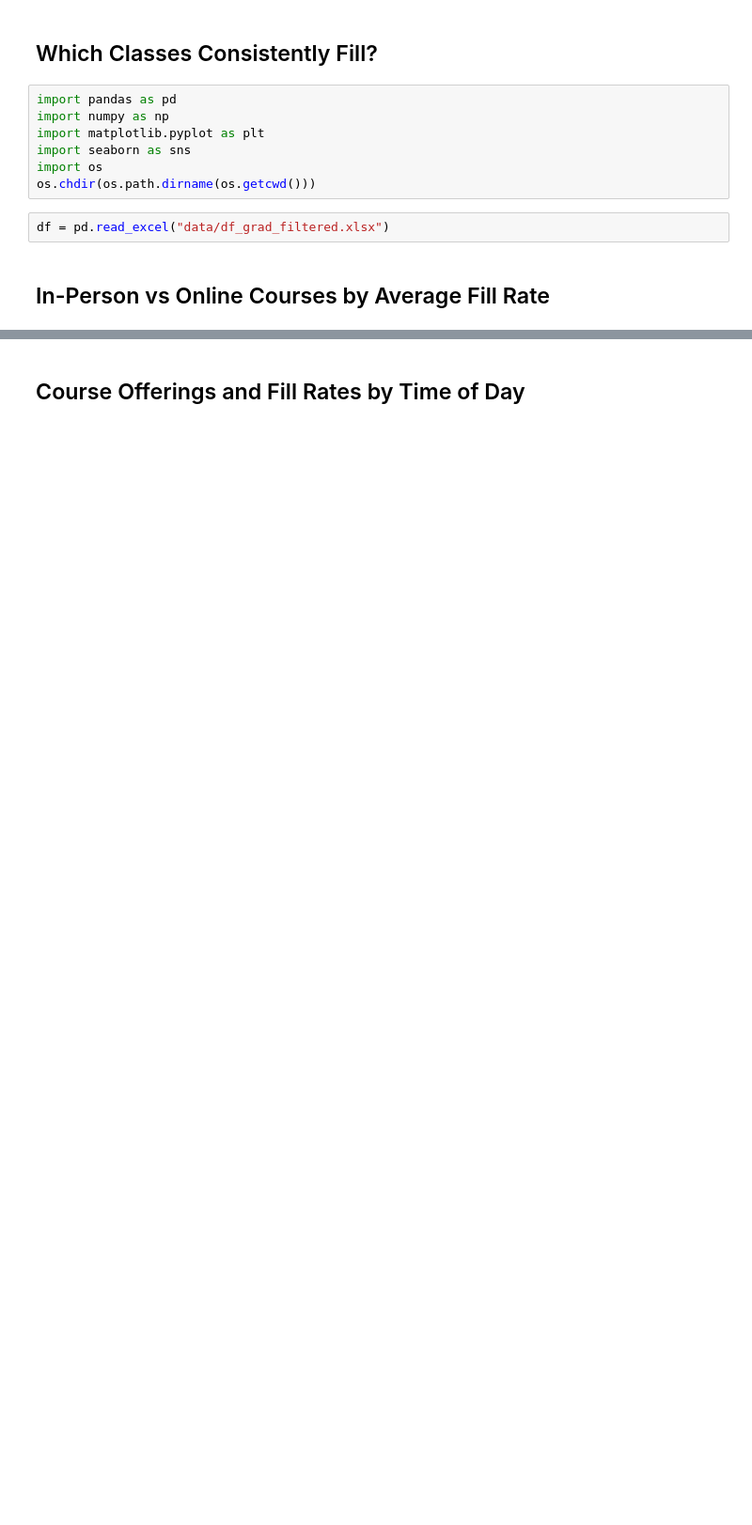
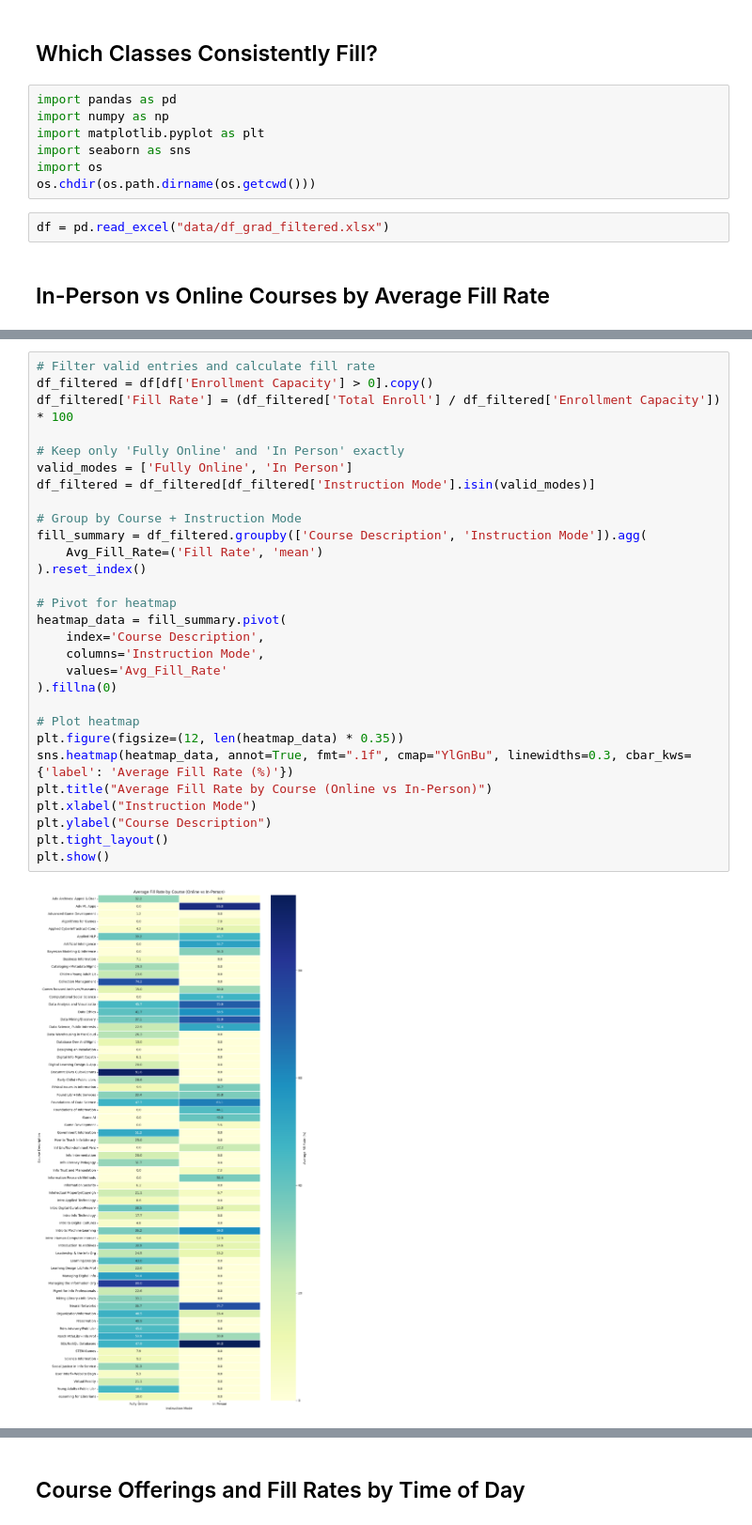
Before and after one commit to sindhugoshika/Grad-Census-Data-Analysis-Capstone, a Jupyter notebook: analysis/2. Trend Analysis/Trend_Analysis_2.ipynb, the cells around one changed output, grey strips where cells are left out. Shown at 94% size. Cells and saved outputs as stored; diff of their text form; blank space fills up the shorter version.

```diff
--- a/analysis/2. Trend Analysis/Trend_Analysis_2.ipynb
+++ b/analysis/2. Trend Analysis/Trend_Analysis_2.ipynb
@@ -74,2 +15,33 @@ plt.show()
+# %%
+# Filter valid entries and calculate fill rate
+df_filtered = df[df['Enrollment Capacity'] > 0].copy()
+df_filtered['Fill Rate'] = (df_filtered['Total Enroll'] / df_filtered['Enrollment Capacity']) * 100
+
+# Keep only 'Fully Online' and 'In Person' exactly
+valid_modes = ['Fully Online', 'In Person']
+df_filtered = df_filtered[df_filtered['Instruction Mode'].isin(valid_modes)]
+
+# Group by Course + Instruction Mode
+fill_summary = df_filtered.groupby(['Course Description', 'Instruction Mode']).agg(
+    Avg_Fill_Rate=('Fill Rate', 'mean')
+).reset_index()
+
+# Pivot for heatmap
+heatmap_data = fill_summary.pivot(
+    index='Course Description',
+    columns='Instruction Mode',
+    values='Avg_Fill_Rate'
+).fillna(0)
+
+# Plot heatmap
+plt.figure(figsize=(12, len(heatmap_data) * 0.35))
+sns.heatmap(heatmap_data, annot=True, fmt=".1f", cmap="YlGnBu", linewidths=0.3, cbar_kws={'label': 'Average Fill Rate (%)'})
+plt.title("Average Fill Rate by Course (Online vs In-Person)")
+plt.xlabel("Instruction Mode")
+plt.ylabel("Course Description")
+plt.tight_layout()
+plt.show()
+# %% [output]
+[figure, added]
 # %% [markdown]
 **Outcome:**
```
Also changed, not shown: parts of 13 cells of this notebook, 5 other files.
